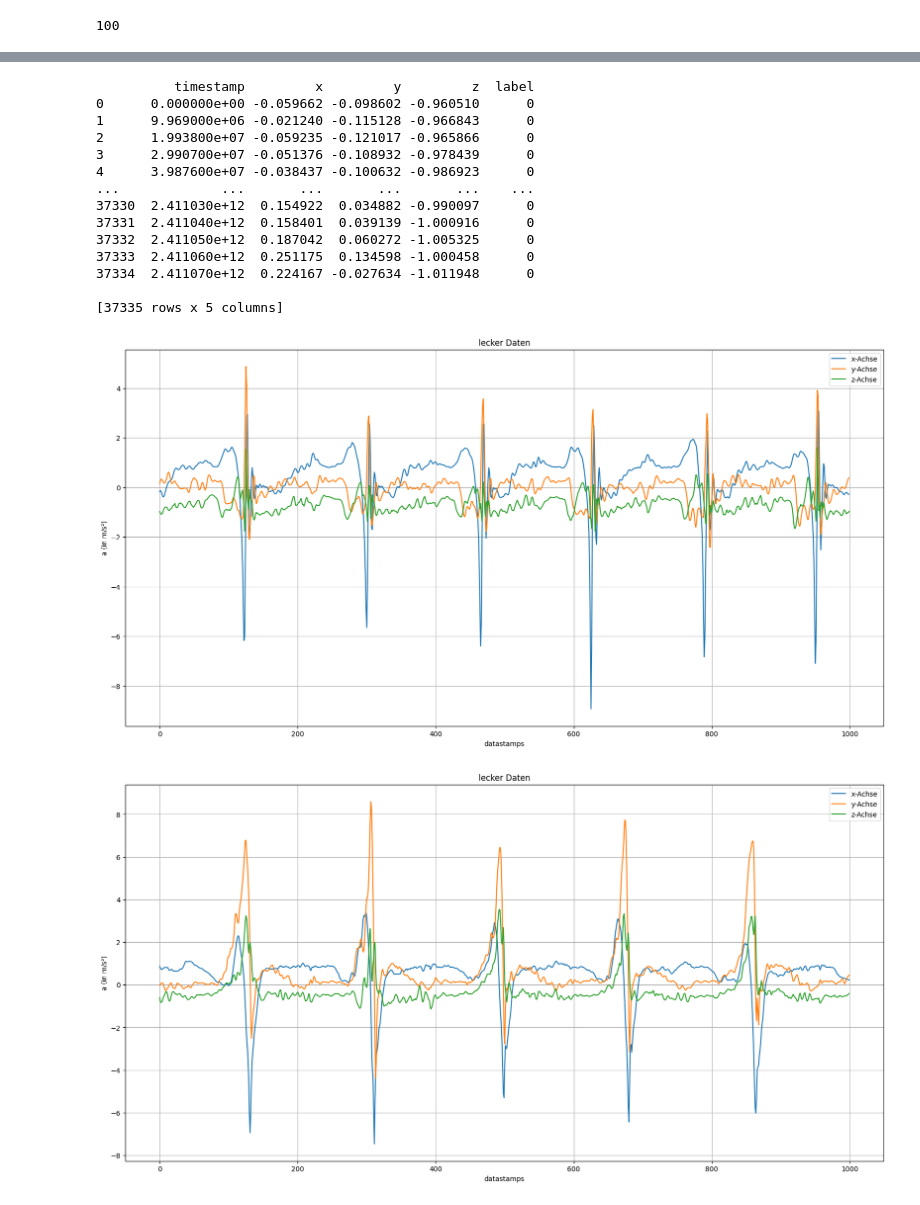
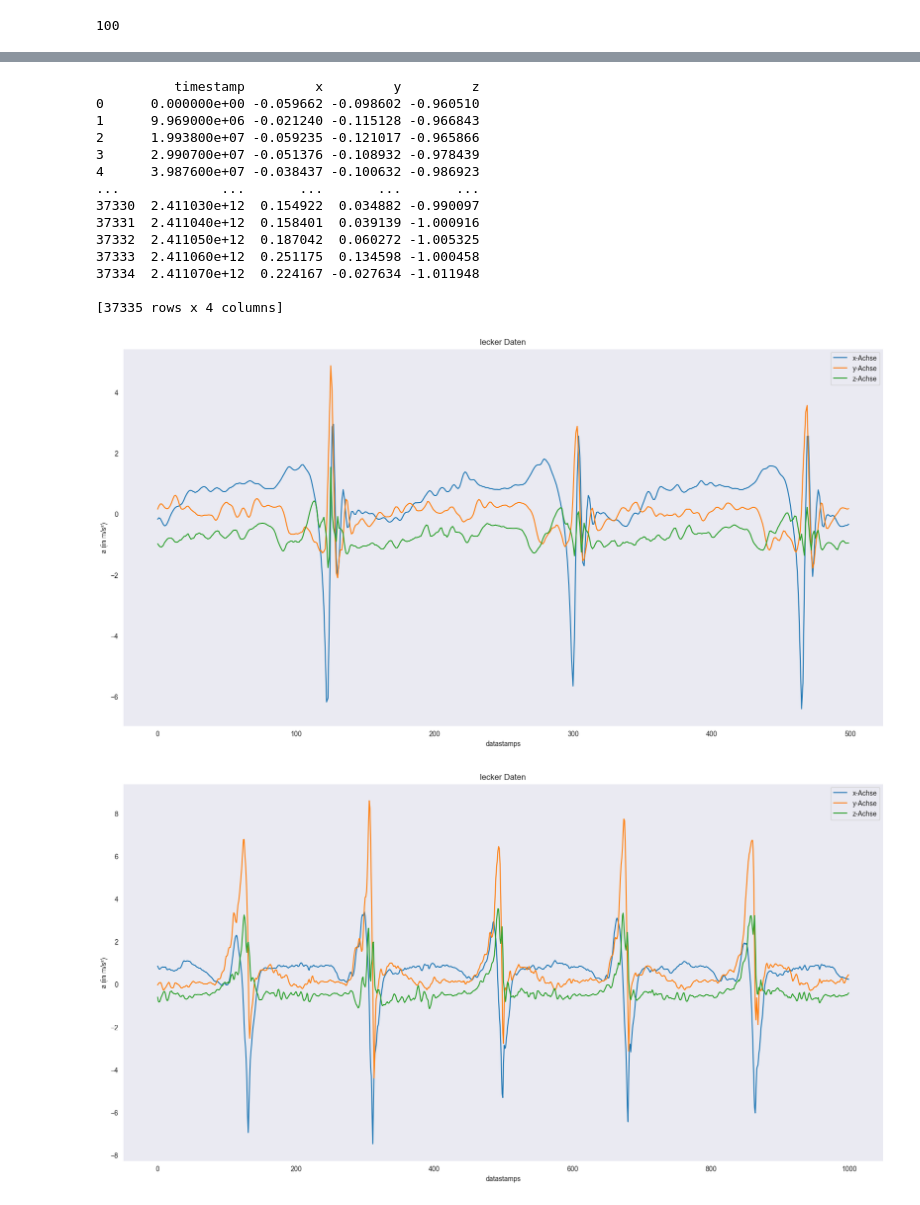
Before and after one commit to lalul335/Boxschlag-Klassifikation, a Jupyter notebook: test_2.ipynb, the cells around one changed output, grey strips where cells are left out. Drawn from its saved outputs; the diff is of its cells as text; code cells hidden in the pictures.

```diff
--- a/test_2.ipynb
+++ b/test_2.ipynb
@@ -248,23 +224,23 @@ plt.show()
 # %%
 #Spielwiese2
 print(ds)
-plot_ds(ds[2000:3000])
+plot_ds(ds[2000:2500])
 plot_ds(data_Kinn_Acc[2000:3000])
 plot_ds(data_Kopf_Acc[2000:3000])
 # %% [output]
-          timestamp         x         y         z  label
-0      0.000000e+00 -0.059662 -0.098602 -0.960510      0
-1      9.969000e+06 -0.021240 -0.115128 -0.966843      0
-2      1.993800e+07 -0.059235 -0.121017 -0.965866      0
-3      2.990700e+07 -0.051376 -0.108932 -0.978439      0
-4      3.987600e+07 -0.038437 -0.100632 -0.986923      0
-...             ...       ...       ...       ...    ...
-37330  2.411030e+12  0.154922  0.034882 -0.990097      0
-37331  2.411040e+12  0.158401  0.039139 -1.000916      0
-37332  2.411050e+12  0.187042  0.060272 -1.005325      0
-37333  2.411060e+12  0.251175  0.134598 -1.000458      0
-37334  2.411070e+12  0.224167 -0.027634 -1.011948      0
+          timestamp         x         y         z
+0      0.000000e+00 -0.059662 -0.098602 -0.960510
+1      9.969000e+06 -0.021240 -0.115128 -0.966843
+2      1.993800e+07 -0.059235 -0.121017 -0.965866
+3      2.990700e+07 -0.051376 -0.108932 -0.978439
+4      3.987600e+07 -0.038437 -0.100632 -0.986923
+...             ...       ...       ...       ...
+37330  2.411030e+12  0.154922  0.034882 -0.990097
+37331  2.411040e+12  0.158401  0.039139 -1.000916
+37332  2.411050e+12  0.187042  0.060272 -1.005325
+37333  2.411060e+12  0.251175  0.134598 -1.000458
+37334  2.411070e+12  0.224167 -0.027634 -1.011948
 
-[37335 rows x 5 columns]
+[37335 rows x 4 columns]
-[figure, old version]
+[figure, new version]
-[figure, old version]
+[figure, new version]
```
Also changed, not shown: parts of 9 cells of this notebook, 4 other files.
